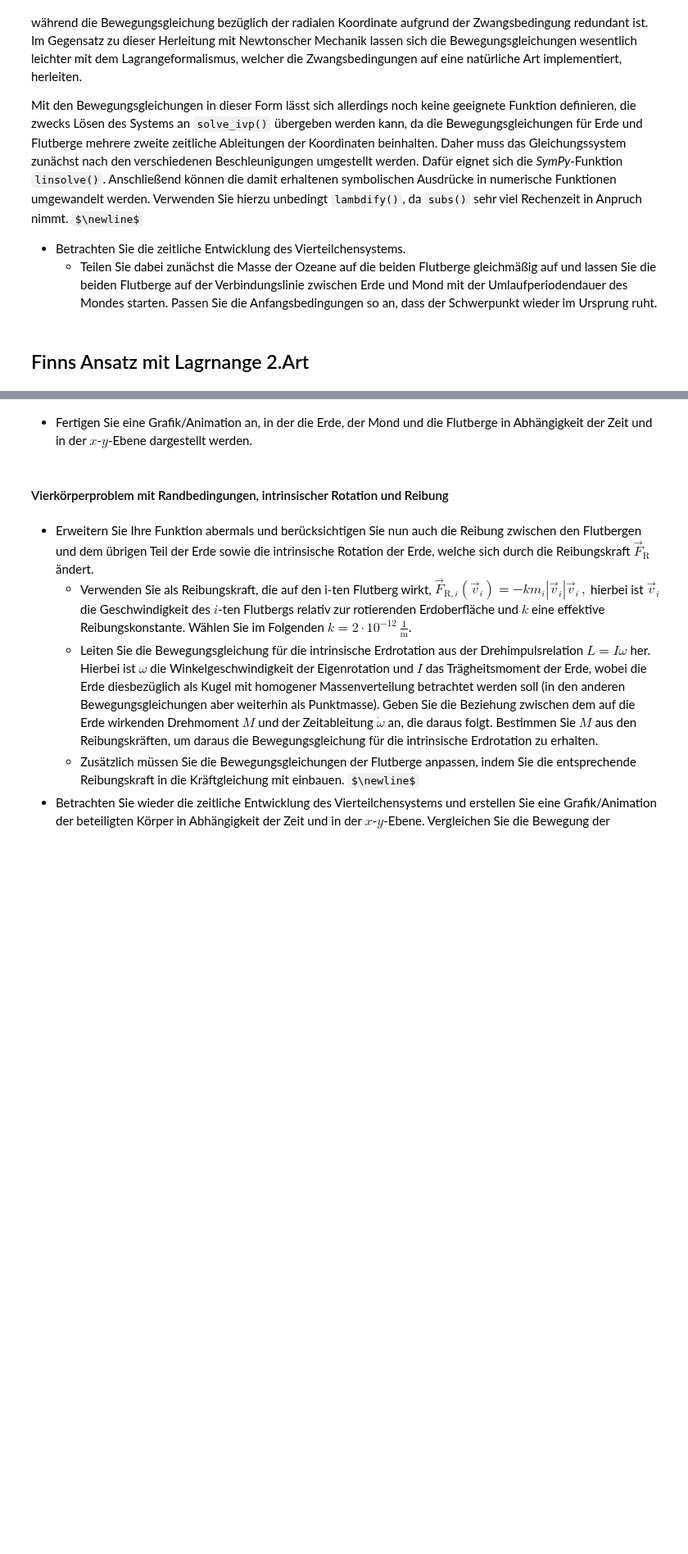
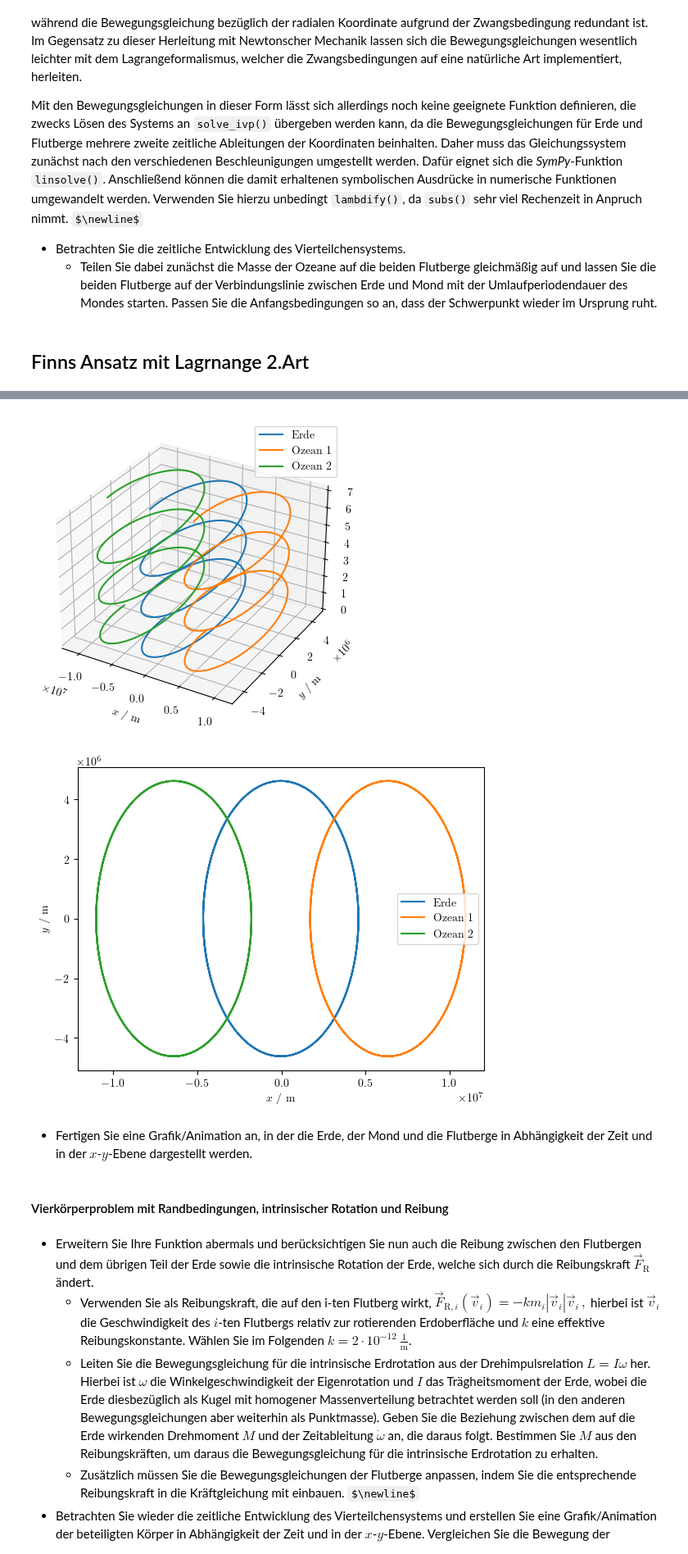
Before and after one commit to Nusssecke/Gezeitenreibung, a Jupyter notebook: gezeitenreibung.ipynb, the cells around one changed output, grey strips where cells are left out. Shown at 82% size. Saved outputs shown, nothing was run; the diff lists cells and outputs as text; code cells hidden in the pictures; some formulas as TeX source; blank space fills up the shorter version.

Commit message:
Hamilton sauber und Masse als Parameter

```diff
--- a/gezeitenreibung.ipynb
+++ b/gezeitenreibung.ipynb
@@ -618,16 +636,14 @@ def diff_eqs_lambdify(diff_eqs):
 # %%
-# Same as the solution above just with lagrange
-eq_motion_2body = diff_eqs_lambdify(hamilton_eqs())
+# Same as the solution above just with lagrange / hamilton
+masses = [mErde, mMond, mErde, mMond]
+t, U, T, q_list, p_list, mass_vars = diff_eqs_2_body_problem()
+eq_motion_2body = diff_eqs_lambdify(hamilton_eqs(t, U, T, q_list, p_list), q_list, mass_vars)
 
 # Solve using scipy.integrate.solve_ivp
 def four_body_problem(mass: list, x: list, y: list, v_x: list, v_y: list, t_max: float, t_start=0):
     # mass: contains the masses of the bodies
-    # r_E0, phi_E0: initial position of the earth
-    # r_M0, phi_M0: initial position of the moon
-    # phi_10, phi_20: initial position of the flood masses
 
-    # TODO lambdify with mass args=(mass,)
-    solution = solve_ivp(eq_motion_2body, [t_start, t_max], [x[0], v_x[0], x[1], v_x[1], y[0], v_y[0], y[1], v_y[1]], dense_output=True, atol=1e-4*rMondBahn, max_step=TMondBahn/1000)
+    solution = solve_ivp(eq_motion_2body, [t_start, t_max], [x[0], v_x[0], x[1], v_x[1], y[0], v_y[0], y[1], v_y[1]], args=(mass,), dense_output=True, atol=1e-4*rMondBahn, max_step=TMondBahn/1000)
     return solution
 
 # Plot the solution in polar coordinates
@@ -665,44 +668,65 @@ $\displaystyle 1.0 \frac{d}{d t} y_{E}{\left(t \right)}$
 # %%
-eq_motion_4body = diff_eqs_lambdify(lagrange_eqs())
+t, U, T, q_list, p_list, mass_vars = diff_eqs_4_body_problem()
+eq_motion_4body = diff_eqs_lambdify(hamilton_eqs(t, U, T, q_list, p_list), q_list, mass_vars)
 
 # Define the initial values
 def iv_stable_orbit_4body_tide():
     mass, x, y, v_x, v_y = iv_stable_orbit()
-
-    return iv_stable_orbit()
+    # Add the initial values for the flood masses
+    mass.append(mOzean/2)
+    mass.append(mOzean/2)
+    angles = [0, pi]
+    angle_velocities = [0, 0]
+    return mass, x, y, v_x, v_y, angles, angle_velocities
 
 # Solve using scipy.integrate.solve_ivp
-def four_body_problem(mass: list, x: list, y: list, v_x: list, v_y: list, t_max: float, t_start=0):
+def four_body_problem(mass: list, x: list, y: list, v_x: list, v_y: list, angles: list, angle_velocities:list, t_max: float, t_start=0):
     # mass: contains the masses of the bodies
-    # r_E0, phi_E0: initial position of the earth
-    # r_M0, phi_M0: initial position of the moon
     # phi_10, phi_20: initial position of the flood masses
+    # angles: initial angles of the flood masses
 
-    # TODO lambdify with mass args=(mass,)
-    solution = solve_ivp(eq_motion_4body, [t_start, t_max], [x[0], v_x[0], x[1], v_x[1], y[0], v_y[0], y[1], v_y[1]], dense_output=True, atol=1e-4*rMondBahn, max_step=TMondBahn/1000)
+    # TODO lambdify with mass
+    solution = solve_ivp(eq_motion_4body, [t_start, t_max], [x[0], v_x[0], x[1], v_x[1], y[0], v_y[0], y[1], v_y[1], angles[0], angle_velocities[0], angles[1], angle_velocities[1]], args=(mass,), dense_output=True, atol=1e-4*rMondBahn, max_step=TMondBahn/1000)
     return solution
 
 # Plot the solution in polar coordinates
 solution = four_body_problem(*iv_stable_orbit_4body_tide(), 3*TMondBahn)
 # Set option to print whole numpy arrays
 # import sys
 # np.set_printoptions(threshold=sys.maxsize)
 # print(solution.y)
 
 # Plot a 3d phase space diagram
 t = solution.t
-x1, v_x1, x2, v_x2, y1, v_y1, y2, v_y2 = solution.y
+x1, v_x1, x2, v_x2, y1, v_y1, y2, v_y2, phi1, omega1, phi2, omega2 = solution.y
 fig = plt.figure()
 fig.set_label("3D-Phasenraumdiagramm des Erde-Mond-Systems")
 ax = fig.add_subplot(111, projection='3d')
 ax.plot(x1, y1, t, label="Erde")
-ax.plot(x2, y2, t, label="Mond")
+# ax.plot(x2, y2, t, label="Mond")
+ax.plot(x1 + RErde*np.cos(phi1), y1 + RErde*np.sin(phi1), t, label="Ozean 1")
+ax.plot(x1 + RErde*np.cos(phi2), y1 + RErde*np.sin(phi2), t, label="Ozean 2")
 ax.set_xlabel("$x$ / m")
 ax.set_ylabel("$y$ / m")
 ax.set_zlabel("$t$ / s")
 ax.legend()
 plt.show()
 plt.close()
+
+# Plot just the earth and the oceans in 2d polar coordinates
+fig = plt.figure()
+fig.set_label("2D-Phasenraumdiagramm des Erde-Mond-Systems")
+ax = fig.add_subplot(111)
+ax.plot(x1, y1, label="Erde")
+ax.plot(x1 + RErde*np.cos(phi1), y1 + RErde*np.sin(phi1), label="Ozean 1")
+ax.plot(x1 + RErde*np.cos(phi2), y1 + RErde*np.sin(phi2), label="Ozean 2")
+ax.set_xlabel("$x$ / m")
+ax.set_ylabel("$y$ / m")
+ax.legend()
+plt.show()
+# %% [output]
+[figure, added]
+[figure, added]
 # %% [markdown]
 - Fertigen Sie eine Grafik/Animation an, in der die Erde, der Mond und die Flutberge in Abhängigkeit der Zeit und in der $x$-$y$-Ebene dargestellt werden.
 # %% [markdown]
```
Also changed, not shown: parts of 5 cells of this notebook.
